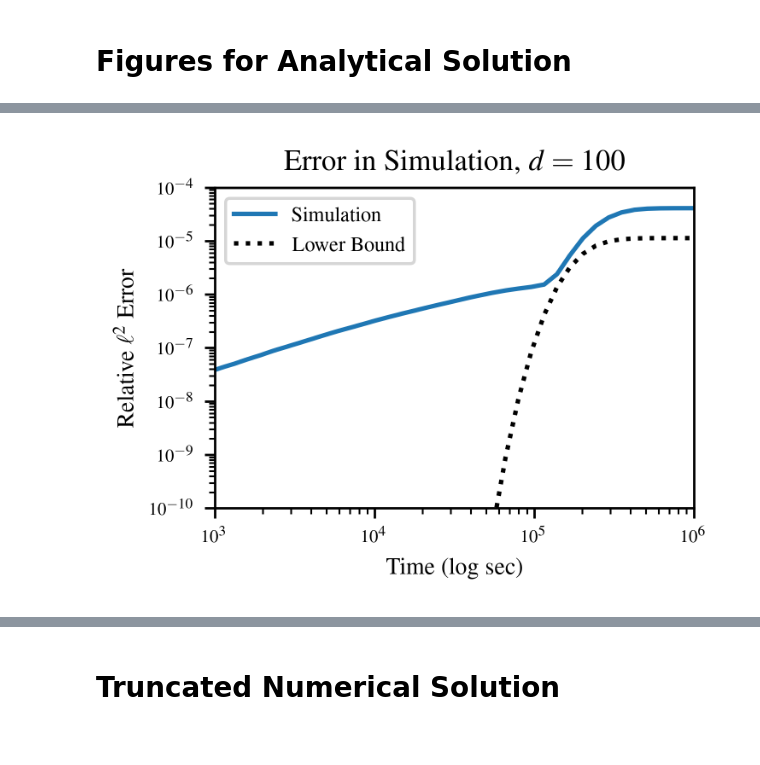
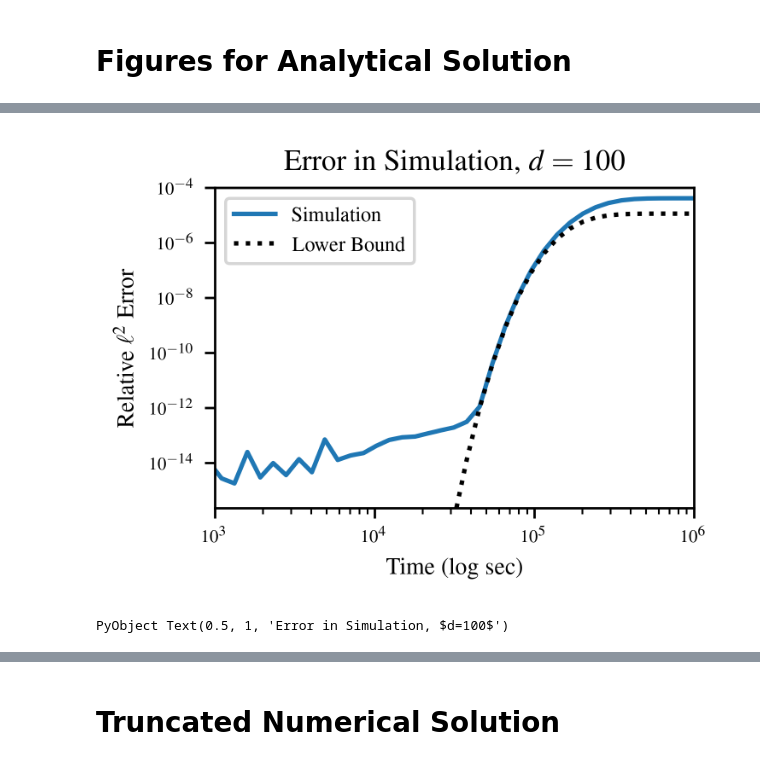
Before and after one commit to atspaeth/PolyadditionModel, a Jupyter notebook: RNAPolymerization.ipynb, the cells around one changed output, grey strips where cells are left out. Cells and saved outputs as stored; diff of their text form; code cells hidden in the pictures.

```diff
--- a/RNAPolymerization.ipynb
+++ b/RNAPolymerization.ipynb
@@ -300,17 +358,18 @@ ax.set_title(raw"Evolution of Flory-Schulz Parameter")
 # %%
 f = Plt.figure()
 ax = f.gca()
 
 normy = @. (1-panal(t))^2 * N / √(1 - panal(t)^2)
 
 ax.loglog(t, error.(d100.(t), panal.(t), N) ./ normy; label=raw"Simulation")
 ax.loglog(t, errorbound.(panal.(t), 100), "k:"; label="Lower Bound")
 
 ax.legend()
 ax.set_xlim(1e3, 1e6)
-ax.set_ylim(1e-10, 1e-4)
+ax.set_ylim(eps(d100.u[1][1]), 1e-4)
 ax.set_xlabel(raw"Time (log sec)")
 ax.set_ylabel(raw"Relative $\ell^2$ Error")
 ax.set_title(raw"Error in Simulation, $d=100$")
 # %% [output]
-[figure, old version]
+[figure, new version]
+PyObject Text(0.5, 1, 'Error in Simulation, $d=100$')
```
Also changed, not shown: parts of 16 cells of this notebook.
